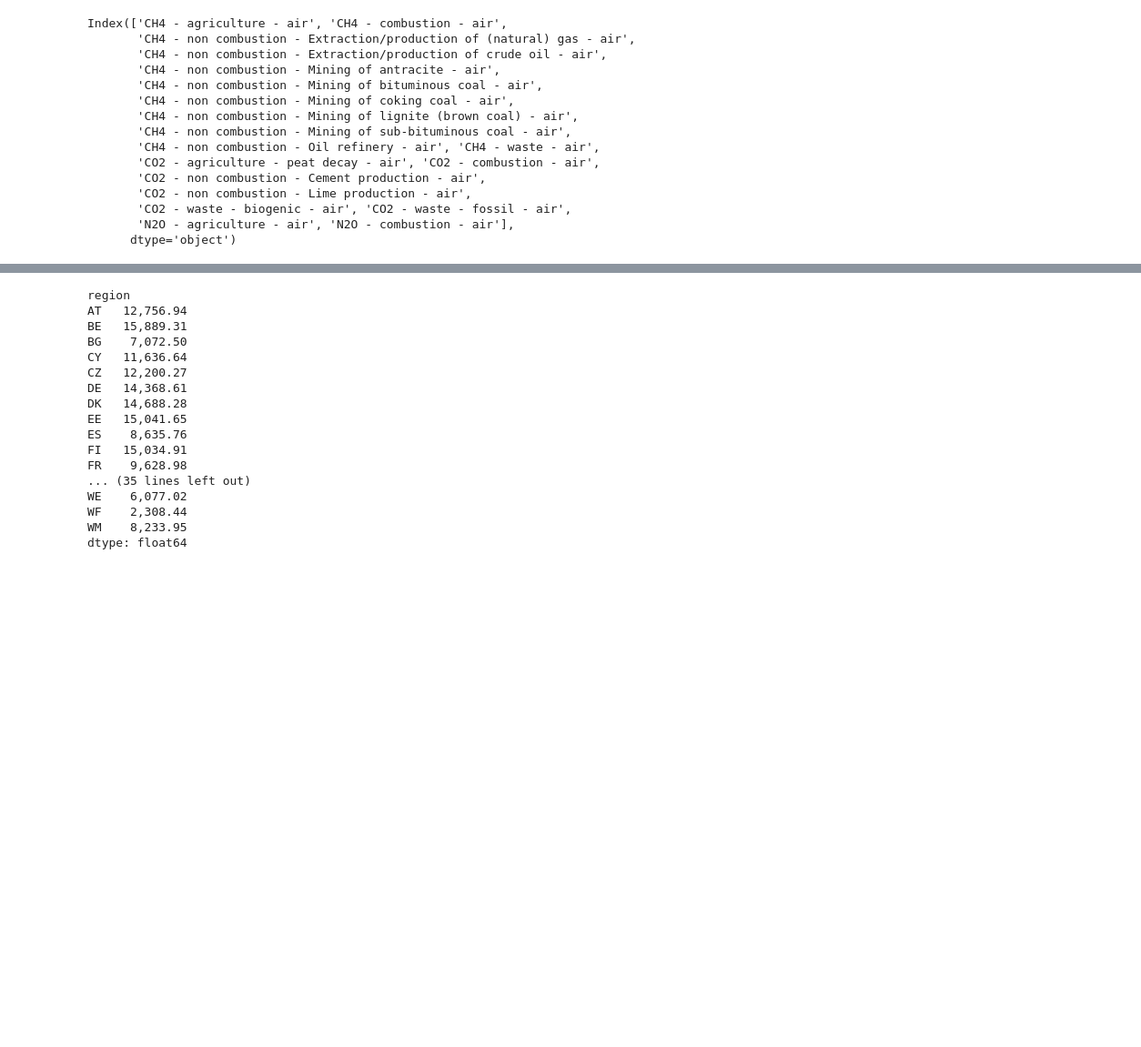
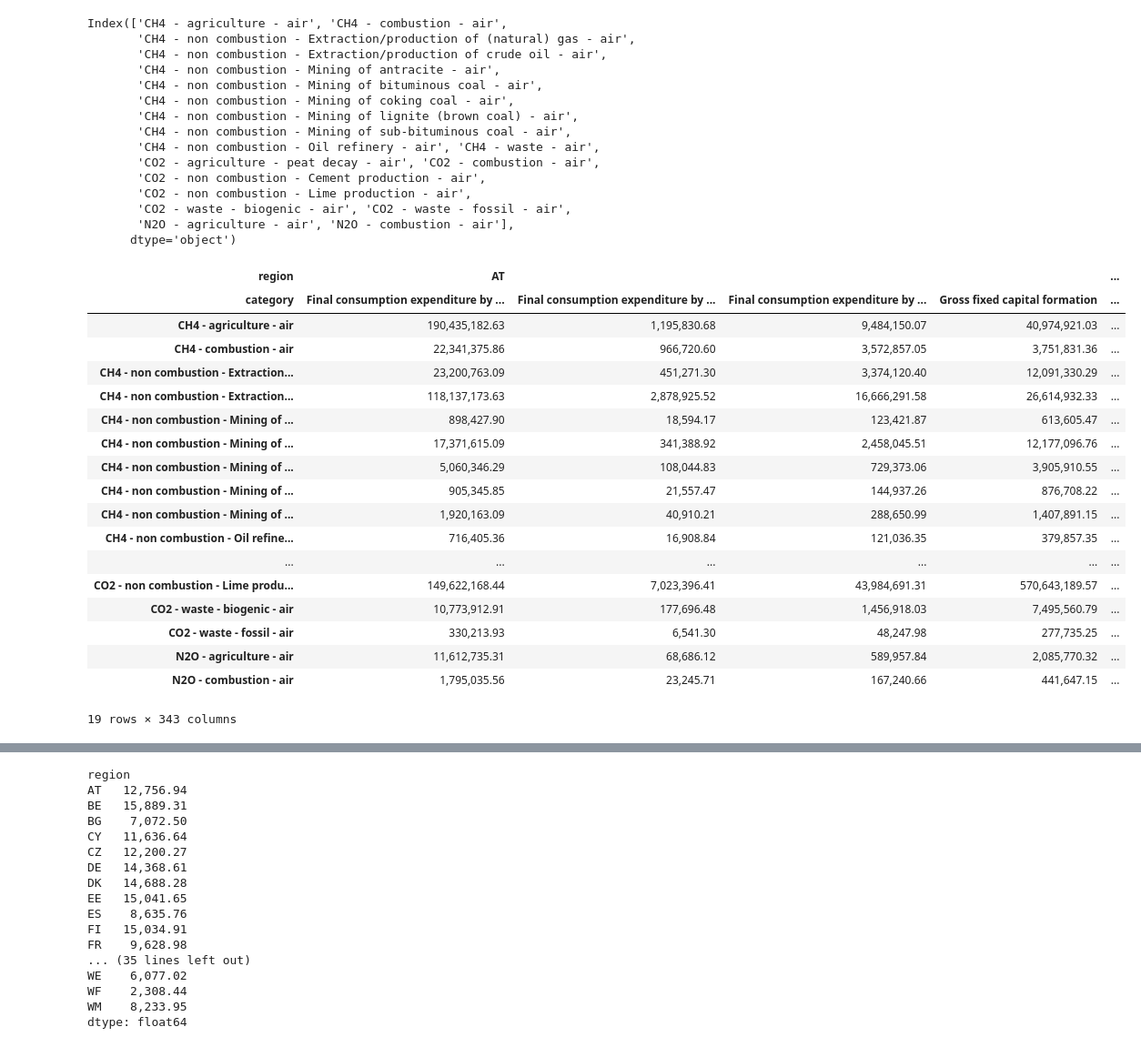
Before and after one commit to adrien-perello/EEIOA, a Jupyter notebook: scripts/07_mock_exam.ipynb, the cells around one changed output, grey strips where cells are left out. Shown at 91% size. Drawn from its saved outputs; the diff is of its cells as text; code cells hidden in the pictures; blank space fills up the shorter version.

```diff
--- a/scripts/07_mock_exam.ipynb
+++ b/scripts/07_mock_exam.ipynb
@@ -283,18 +310,38 @@ Index(['CH4 - agriculture - air', 'CH4 - combustion - air',
 # %%
 # GHG emissions per region (total)
 f_ghg = f.loc[GHG]
 F_y_ghg = F_y.loc[GHG]
 fLY_ghg = f_ghg @ L @ Y
 
 # results per GHG
 e_fp_ghg = fLY_ghg + F_y_ghg
 
 # Sanity check
 if e_fp_ghg.isna().any().any():
     raise ValueError("nan values in result")
 
 # Uncomment to display result
-# e_fp_ghg
+e_fp_ghg
+# %% [output]
+| region | AT |  |  |  | ... |
+| category | Final consumption expenditure by ... | Final consumption expenditure by ... | Final consumption expenditure by ... | Gross fixed capital formation | ... |
+| CH4 - agriculture - air | 190,435,182.63 | 1,195,830.68 | 9,484,150.07 | 40,974,921.03 | ... |
+| CH4 - combustion - air | 22,341,375.86 | 966,720.60 | 3,572,857.05 | 3,751,831.36 | ... |
+| CH4 - non combustion - Extraction... | 23,200,763.09 | 451,271.30 | 3,374,120.40 | 12,091,330.29 | ... |
+| CH4 - non combustion - Extraction... | 118,137,173.63 | 2,878,925.52 | 16,666,291.58 | 26,614,932.33 | ... |
+| CH4 - non combustion - Mining of ... | 898,427.90 | 18,594.17 | 123,421.87 | 613,605.47 | ... |
+| CH4 - non combustion - Mining of ... | 17,371,615.09 | 341,388.92 | 2,458,045.51 | 12,177,096.76 | ... |
+| CH4 - non combustion - Mining of ... | 5,060,346.29 | 108,044.83 | 729,373.06 | 3,905,910.55 | ... |
+| CH4 - non combustion - Mining of ... | 905,345.85 | 21,557.47 | 144,937.26 | 876,708.22 | ... |
+| CH4 - non combustion - Mining of ... | 1,920,163.09 | 40,910.21 | 288,650.99 | 1,407,891.15 | ... |
+| CH4 - non combustion - Oil refine... | 716,405.36 | 16,908.84 | 121,036.35 | 379,857.35 | ... |
+| ... | ... | ... | ... | ... | ... |
+| CO2 - non combustion - Lime produ... | 149,622,168.44 | 7,023,396.41 | 43,984,691.31 | 570,643,189.57 | ... |
+| CO2 - waste - biogenic - air | 10,773,912.91 | 177,696.48 | 1,456,918.03 | 7,495,560.79 | ... |
+| CO2 - waste - fossil - air | 330,213.93 | 6,541.30 | 48,247.98 | 277,735.25 | ... |
+| N2O - agriculture - air | 11,612,735.31 | 68,686.12 | 589,957.84 | 2,085,770.32 | ... |
+| N2O - combustion - air | 1,795,035.56 | 23,245.71 | 167,240.66 | 441,647.15 | ... |
+19 rows × 343 columns
 # %%
 # Keep regions (column level 0) and sum accross categories (column level 1)
 e_fp_ghg_regions = e_fp_ghg.groupby('region', axis=1).sum()
```
Also changed, not shown: parts of 7 cells of this notebook, 2 other files.
